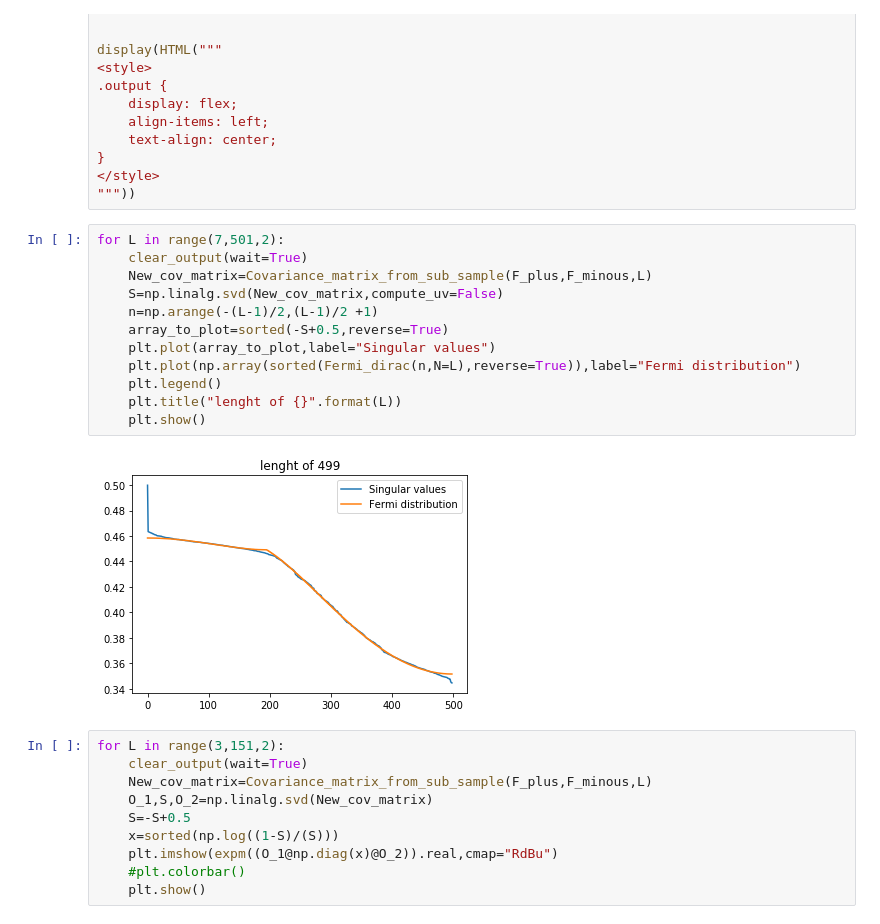
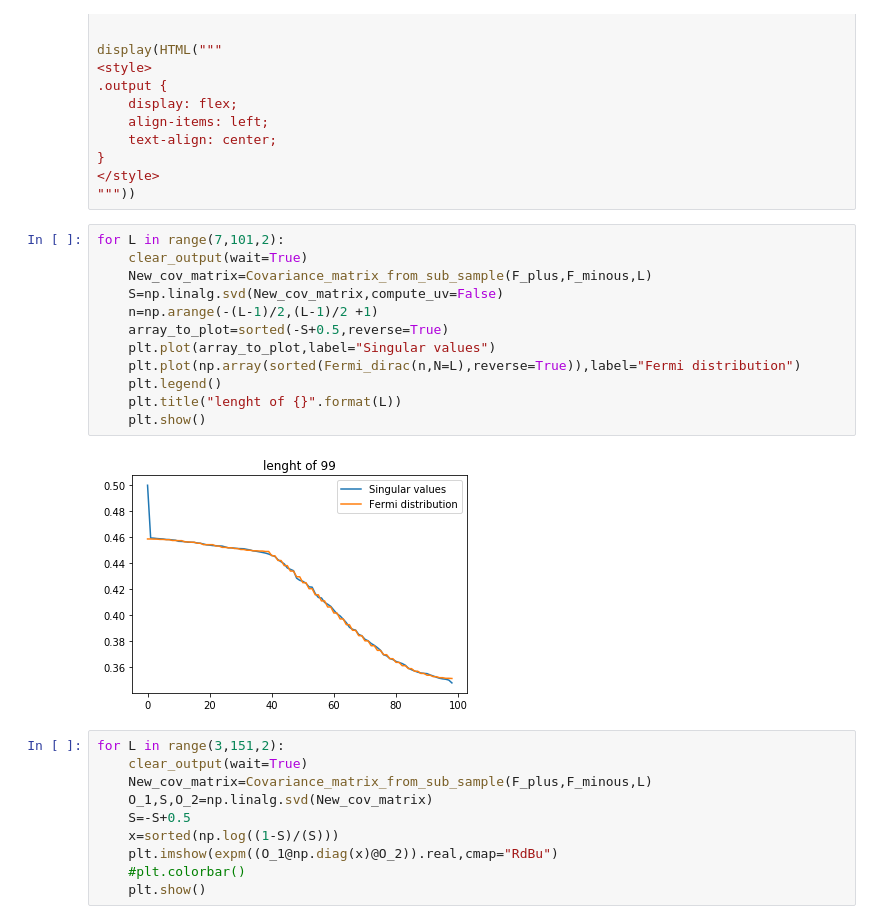
Before and after one commit to jamontanac/Tesis_Master, a Jupyter notebook: XY_model/Test_to_bash/Reading_results.ipynb, the cells around one changed output. Drawn from its saved outputs; the diff is of its cells as text.

```diff
--- a/XY_model/Test_to_bash/Reading_results.ipynb
+++ b/XY_model/Test_to_bash/Reading_results.ipynb
@@ -72,19 +72,19 @@ display(HTML("""
 </style>
 """))
 # %%
-for L in range(7,501,2):
+for L in range(7,101,2):
     clear_output(wait=True)
     New_cov_matrix=Covariance_matrix_from_sub_sample(F_plus,F_minous,L)
     S=np.linalg.svd(New_cov_matrix,compute_uv=False)
     n=np.arange(-(L-1)/2,(L-1)/2 +1)
     array_to_plot=sorted(-S+0.5,reverse=True)
     plt.plot(array_to_plot,label="Singular values")
     plt.plot(np.array(sorted(Fermi_dirac(n,N=L),reverse=True)),label="Fermi distribution")
     plt.legend()
     plt.title("lenght of {}".format(L))
     plt.show()
 # %% [output]
-[figure, old version]
+[figure, new version]
 # %%
 for L in range(3,151,2):
     clear_output(wait=True)
```
Also changed, not shown: parts of 3 cells of this notebook, 2 other files.
